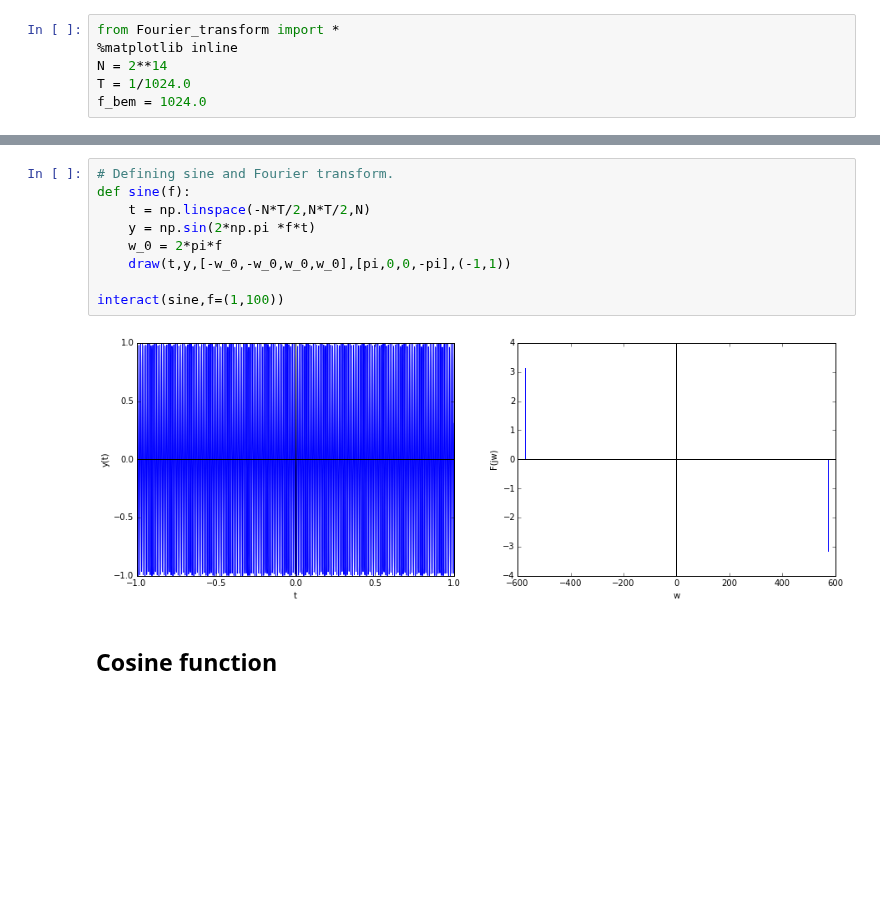
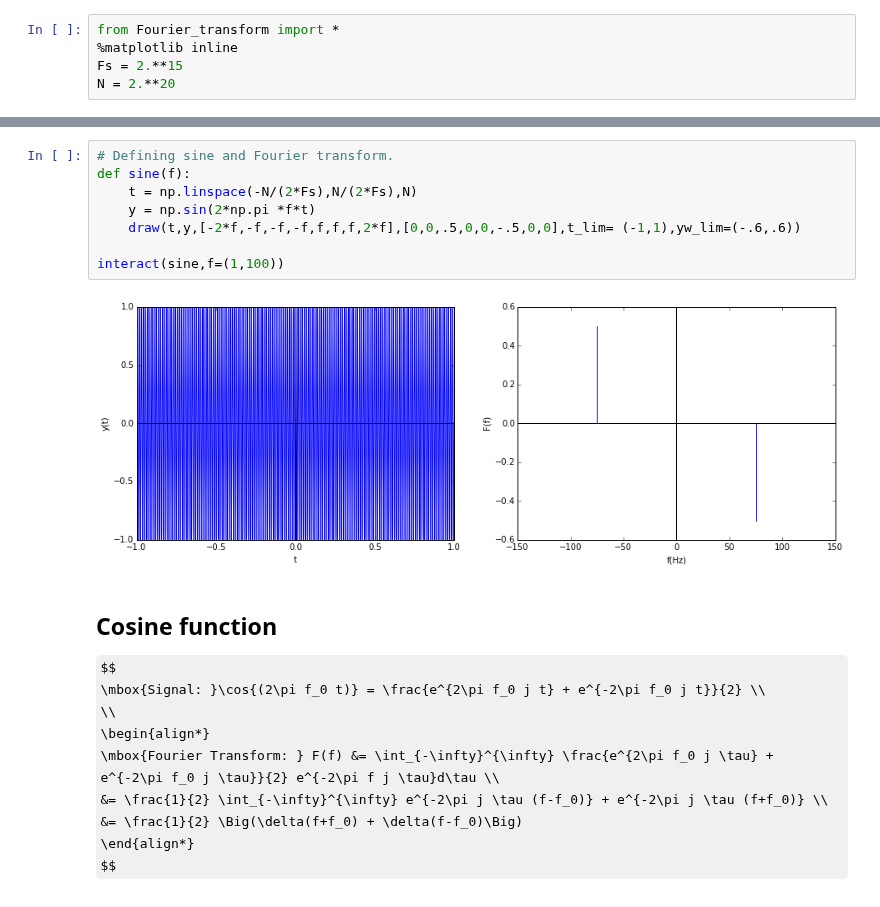
Before and after one commit to claesenm/kul-systeemtheorie, a Jupyter notebook: notebooks/Fourier Transform.ipynb, the cells around one changed output, grey strips where cells are left out. Drawn from its saved outputs; the diff is of its cells as text; some formulas as TeX source; blank space fills up the shorter version.

```diff
--- a/notebooks/Fourier Transform.ipynb
+++ b/notebooks/Fourier Transform.ipynb
@@ -4,6 +6,5 @@ $$ F(j\omega) = \int_{-\infty}^{\infty} f(\tau)e^{-j\omega \tau} d\tau$$
 # %%
 from Fourier_transform import *
 %matplotlib inline
-N = 2**14
-T = 1/1024.0
-f_bem = 1024.0
+Fs = 2.**15
+N = 2.**20
@@ -12,15 +24,23 @@ f_bem = 1024.0
 # %%
 # Defining sine and Fourier transform.
 def sine(f):
-    t = np.linspace(-N*T/2,N*T/2,N)
+    t = np.linspace(-N/(2*Fs),N/(2*Fs),N)
     y = np.sin(2*np.pi *f*t)
-    w_0 = 2*pi*f
-    draw(t,y,[-w_0,-w_0,w_0,w_0],[pi,0,0,-pi],(-1,1))
+    draw(t,y,[-2*f,-f,-f,-f,f,f,f,2*f],[0,0,.5,0,0,-.5,0,0],t_lim= (-1,1),yw_lim=(-.6,.6))
 
 interact(sine,f=(1,100))
 # %% [output]
-[figure, old version]
+[figure, new version]
-# %% [markdown]
-## Cosine function
+# %% [markdown]
+## Cosine function
+$$
+\mbox{Signal: }\cos{(2\pi f_0 t)} = \frac{e^{2\pi f_0 j t} + e^{-2\pi f_0 j t}}{2} \\
+\\
+\begin{align*}
+\mbox{Fourier Transform: } F(f) &= \int_{-\infty}^{\infty} \frac{e^{2\pi f_0 j \tau} + e^{-2\pi f_0 j \tau}}{2} e^{-2\pi f j \tau}d\tau \\
+&= \frac{1}{2} \int_{-\infty}^{\infty} e^{-2\pi j \tau (f-f_0)} + e^{-2\pi j \tau (f+f_0)} \\
+&= \frac{1}{2} \Big(\delta(f+f_0) + \delta(f-f_0)\Big)
+\end{align*}
+$$
 # %%
 def cosine(f):
```
Also changed, not shown: parts of 16 cells of this notebook, 5 other files.
